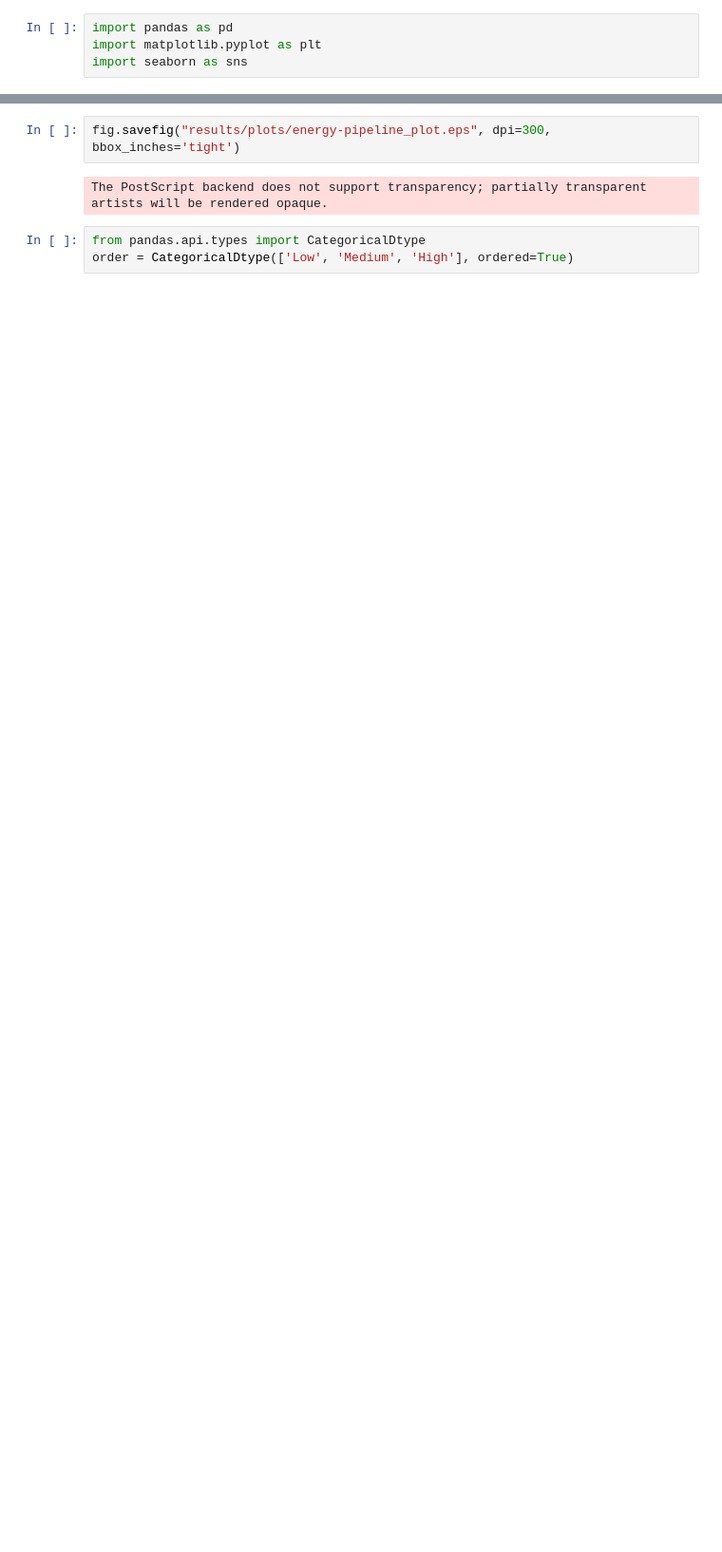
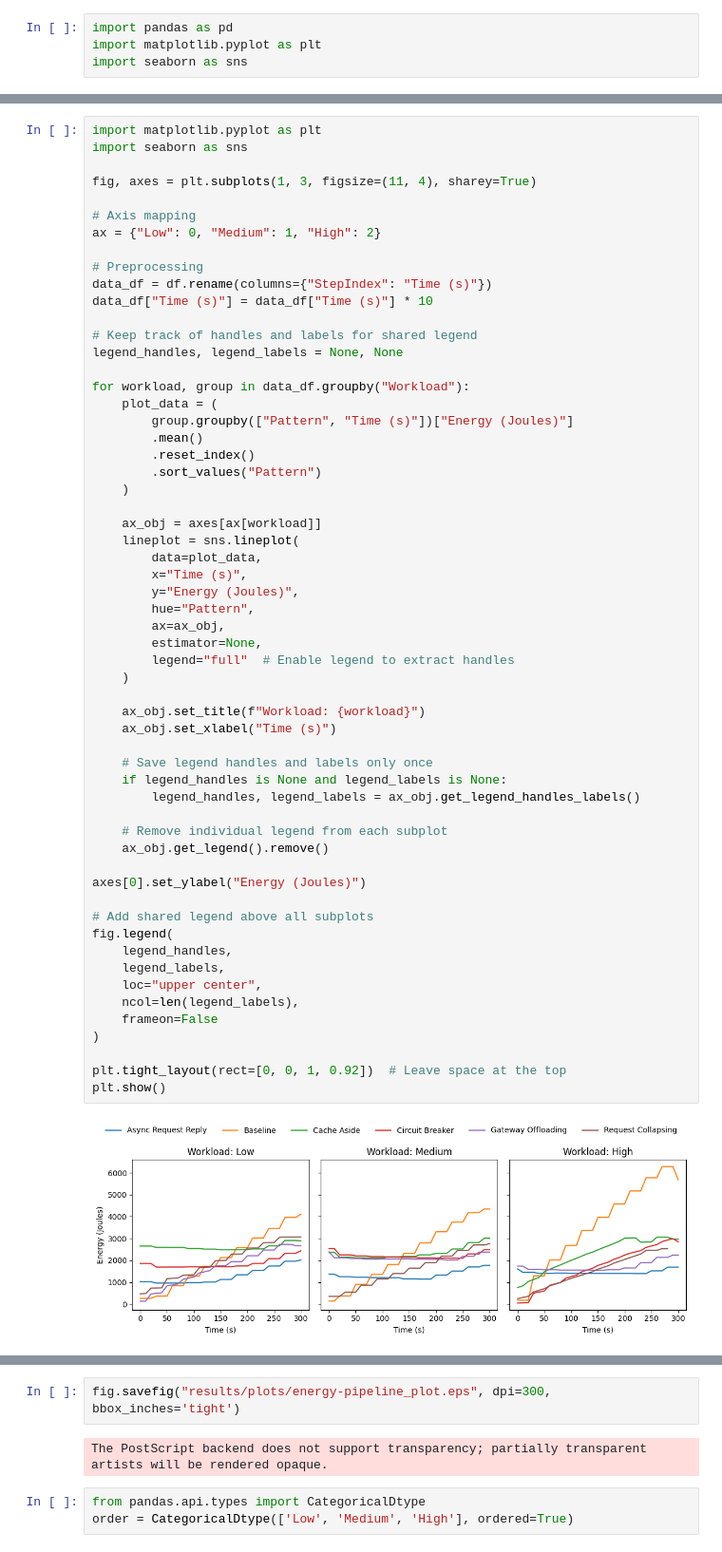
Before and after one commit to Sepide-Masoudi/SnapPattern, a Jupyter notebook: Python/main.ipynb, the cells around one changed output, grey strips where cells are left out. Shown: that part at 95% size. Saved outputs shown, nothing was run; the diff lists cells and outputs as text; blank space fills up the shorter version.

```diff
--- a/Python/main.ipynb
+++ b/Python/main.ipynb
@@ -44,0 +132,60 @@ for workload, group in data_df.groupby("Workload"):
+# %%
+import matplotlib.pyplot as plt
+import seaborn as sns
+
+fig, axes = plt.subplots(1, 3, figsize=(11, 4), sharey=True)
+
+# Axis mapping
+ax = {"Low": 0, "Medium": 1, "High": 2}
+
+# Preprocessing
+data_df = df.rename(columns={"StepIndex": "Time (s)"})
+data_df["Time (s)"] = data_df["Time (s)"] * 10
+
+# Keep track of handles and labels for shared legend
+legend_handles, legend_labels = None, None
+
+for workload, group in data_df.groupby("Workload"):
+    plot_data = (
+        group.groupby(["Pattern", "Time (s)"])["Energy (Joules)"]
+        .mean()
+        .reset_index()
+        .sort_values("Pattern")
+    )
+
+    ax_obj = axes[ax[workload]]
+    lineplot = sns.lineplot(
+        data=plot_data,
+        x="Time (s)",
+        y="Energy (Joules)",
+        hue="Pattern",
+        ax=ax_obj,
+        estimator=None,
+        legend="full"  # Enable legend to extract handles
+    )
+
+    ax_obj.set_title(f"Workload: {workload}")
+    ax_obj.set_xlabel("Time (s)")
+
+    # Save legend handles and labels only once
+    if legend_handles is None and legend_labels is None:
+        legend_handles, legend_labels = ax_obj.get_legend_handles_labels()
+
+    # Remove individual legend from each subplot
+    ax_obj.get_legend().remove()
+
+axes[0].set_ylabel("Energy (Joules)")
+
+# Add shared legend above all subplots
+fig.legend(
+    legend_handles,
+    legend_labels,
+    loc="upper center",
+    ncol=len(legend_labels),
+    frameon=False
+)
+
+plt.tight_layout(rect=[0, 0, 1, 0.92])  # Leave space at the top
+plt.show()
+# %% [output]
+[figure, added]
```
Also changed, not shown: parts of 7 cells of this notebook, 4 other files.
